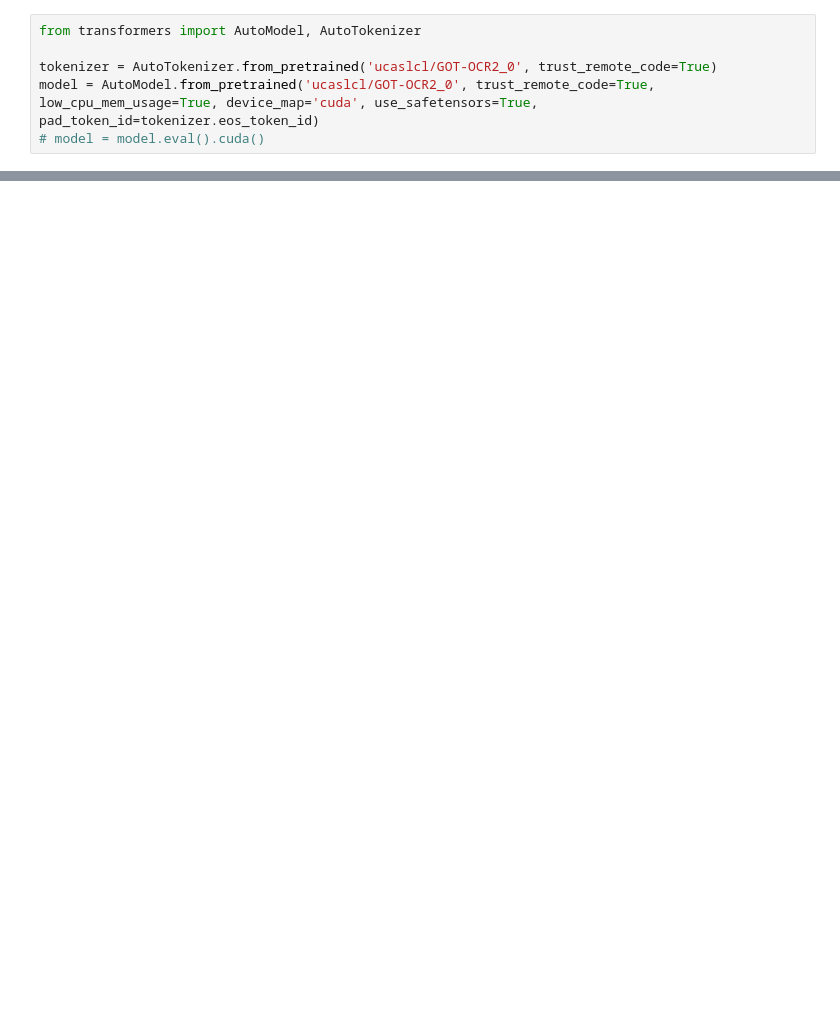
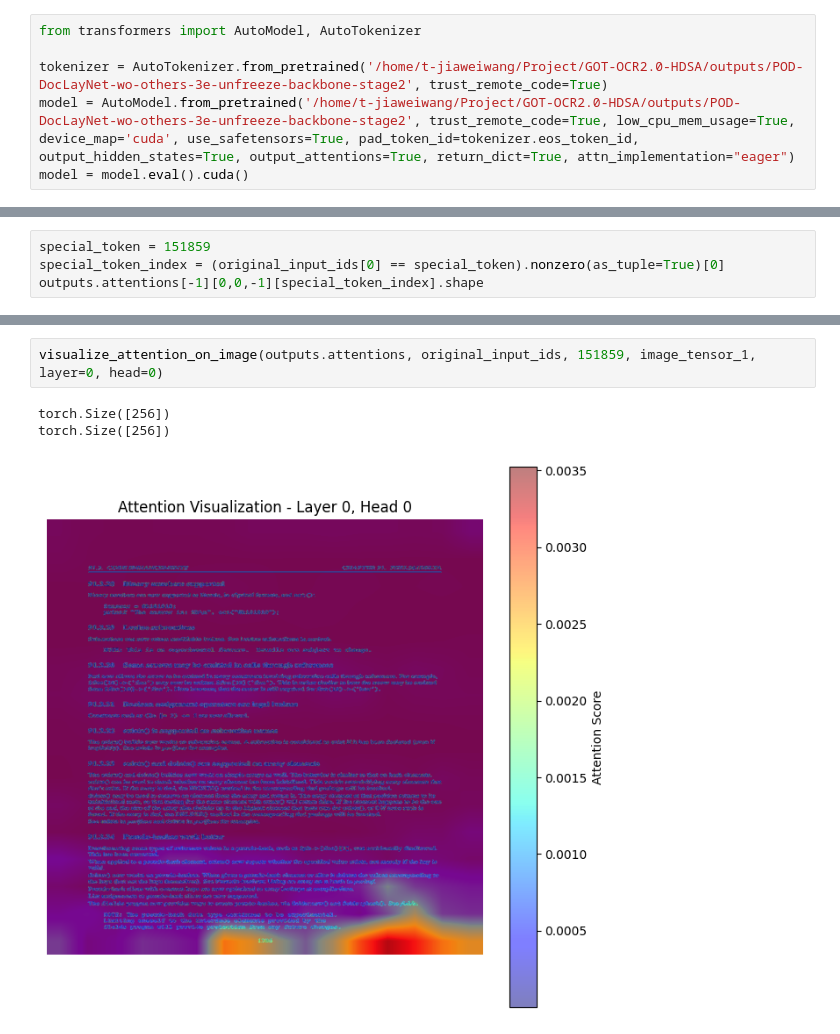
Before and after one commit to JarvisUSTC/GOT-OCR2.0-HDSA, a Jupyter notebook: Playground/try.ipynb, the cells around one changed output, grey strips where cells are left out. Cells and saved outputs as stored; diff of their text form; blank space fills up the shorter version.

Commit message:
support attention map visualization

```diff
--- a/Playground/try.ipynb
+++ b/Playground/try.ipynb
@@ -1,6 +1,6 @@
 # %%
 from transformers import AutoModel, AutoTokenizer
 
-tokenizer = AutoTokenizer.from_pretrained('ucaslcl/GOT-OCR2_0', trust_remote_code=True)
-model = AutoModel.from_pretrained('ucaslcl/GOT-OCR2_0', trust_remote_code=True, low_cpu_mem_usage=True, device_map='cuda', use_safetensors=True, pad_token_id=tokenizer.eos_token_id)
-# model = model.eval().cuda()
+tokenizer = AutoTokenizer.from_pretrained('/home/t-jiaweiwang/Project/GOT-OCR2.0-HDSA/outputs/POD-DocLayNet-wo-others-3e-unfreeze-backbone-stage2', trust_remote_code=True)
+model = AutoModel.from_pretrained('/home/t-jiaweiwang/Project/GOT-OCR2.0-HDSA/outputs/POD-DocLayNet-wo-others-3e-unfreeze-backbone-stage2', trust_remote_code=True, low_cpu_mem_usage=True, device_map='cuda', use_safetensors=True, pad_token_id=tokenizer.eos_token_id, output_hidden_states=True, output_attentions=True, return_dict=True, attn_implementation="eager")
+model = model.eval().cuda()
@@ -9,0 +806,4 @@ RuntimeError: Failed to import transformers.models.qwen2.modeling_qwen2 because
+# %%
+special_token = 151859
+special_token_index = (original_input_ids[0] == special_token).nonzero(as_tuple=True)[0]
+outputs.attentions[-1][0,0,-1][special_token_index].shape
@@ -9,0 +868,6 @@ RuntimeError: Failed to import transformers.models.qwen2.modeling_qwen2 because
+# %%
+visualize_attention_on_image(outputs.attentions, original_input_ids, 151859, image_tensor_1, layer=0, head=0)
+# %% [output]
+torch.Size([256])
+torch.Size([256])
+[figure, added]
```
Also changed, not shown: parts of 10 cells of this notebook.
